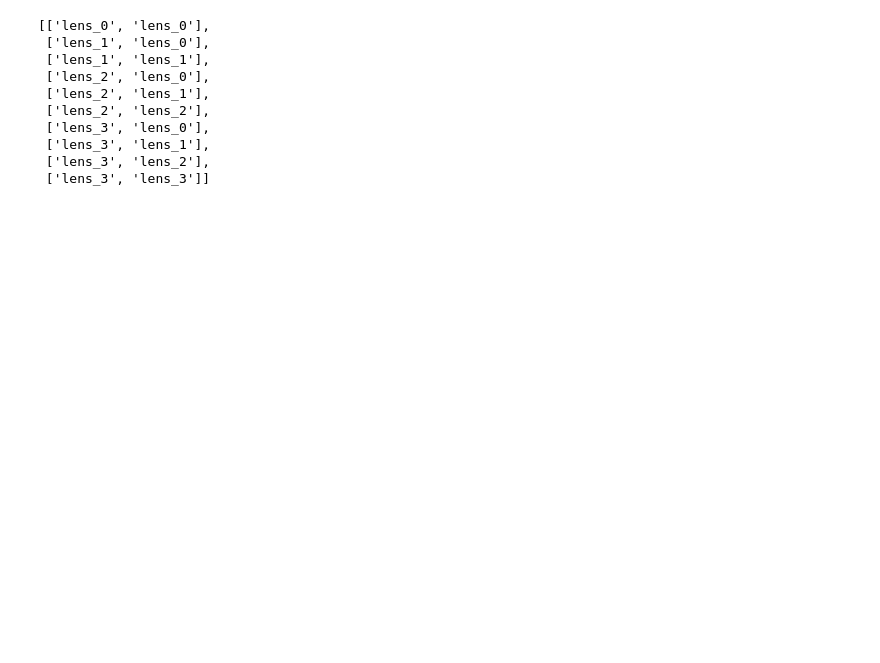
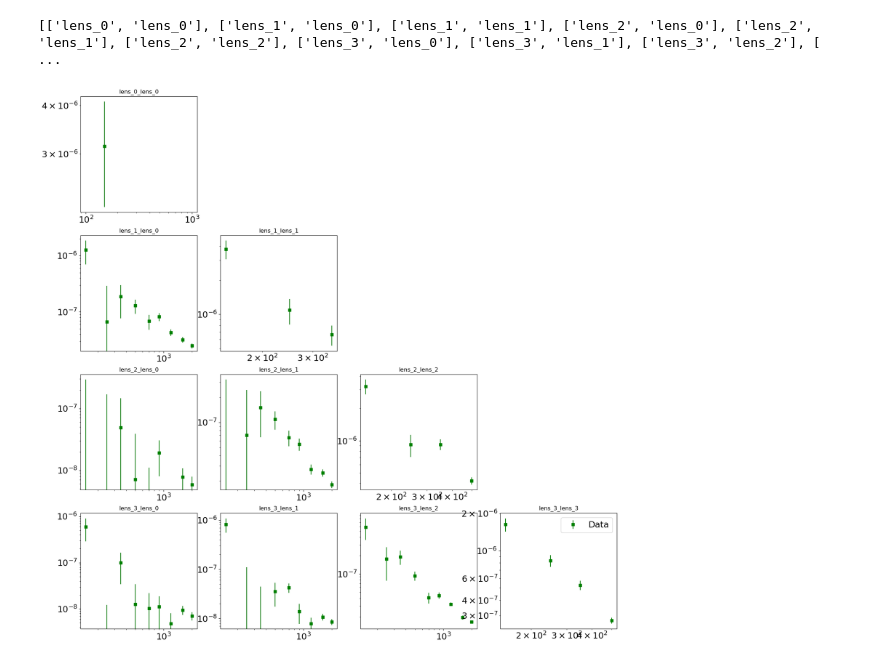
Before and after one commit to JaimeRZP/pacc, a Jupyter notebook: lab.ipynb, the cells around one changed output. Cells and saved outputs as stored; diff of their text form; code cells hidden in the pictures; blank space fills up the shorter version.

```diff
--- a/lab.ipynb
+++ b/lab.ipynb
@@ -61,15 +170,6 @@ cle = cl_ensemble(s,y)
 # %%
-wanted_pairs = cle.pairs[:10]
-wanted_pairs
+cle.plot_cls(cle.pairs[:10])
 # %% [output]
-[['lens_0', 'lens_0'],
- ['lens_1', 'lens_0'],
- ['lens_1', 'lens_1'],
- ['lens_2', 'lens_0'],
- ['lens_2', 'lens_1'],
- ['lens_2', 'lens_2'],
- ['lens_3', 'lens_0'],
- ['lens_3', 'lens_1'],
- ['lens_3', 'lens_2'],
- ['lens_3', 'lens_3']]
+[['lens_0', 'lens_0'], ['lens_1', 'lens_0'], ['lens_1', 'lens_1'], ['lens_2', 'lens_0'], ['lens_2', 'lens_1'], ['lens_2', 'lens_2'], ['lens_3', 'lens_0'], ['lens_3', 'lens_1'], ['lens_3', 'lens_2'], [ ...
+[figure, added]
 # %%
```
Also changed, not shown: parts of 9 cells of this notebook.
